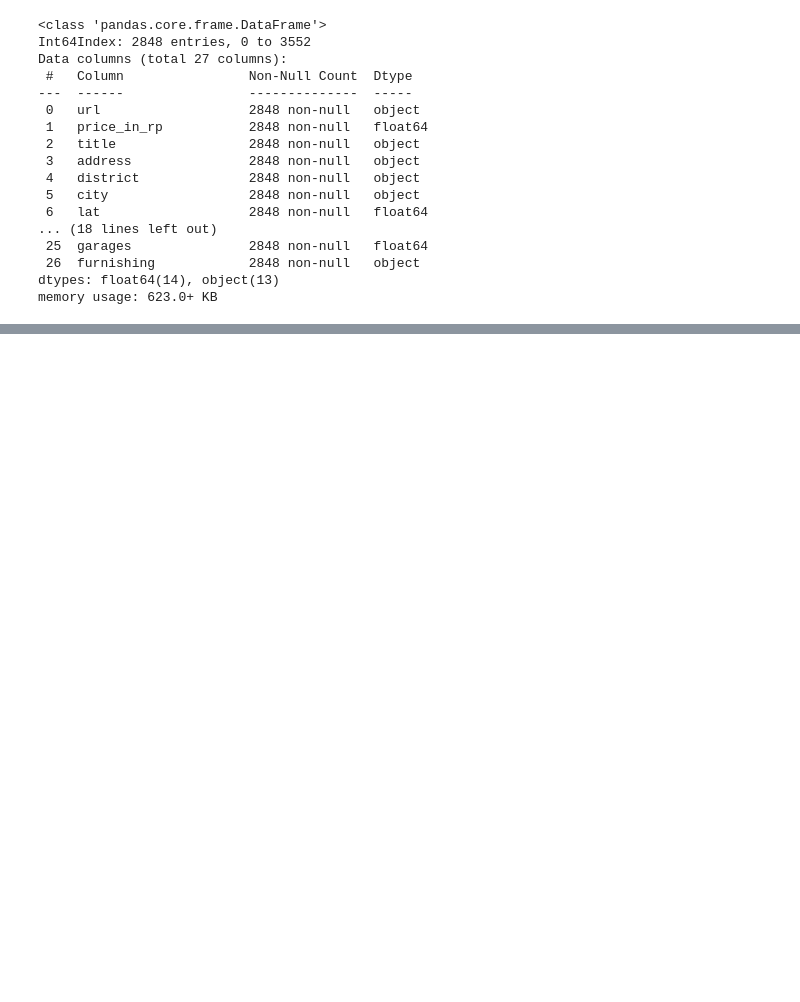
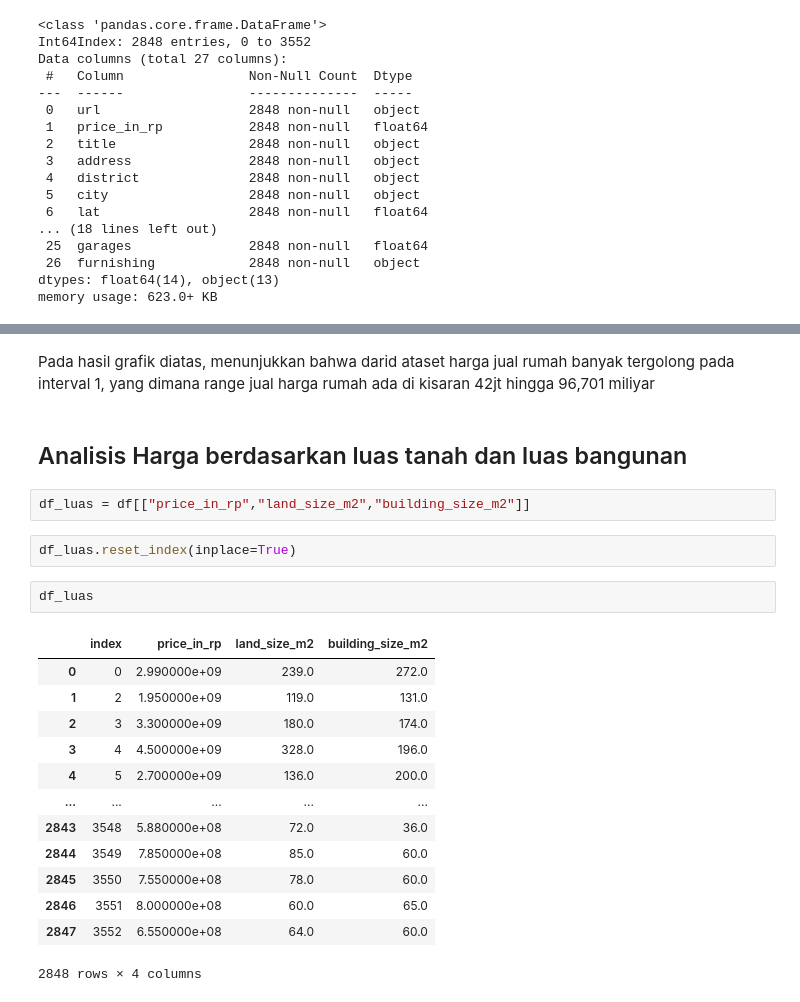
Before and after one commit to Mazcho/Analsis_Dataset, a Jupyter notebook: Analsis harga Rumah/Analisis Harga Rumah.ipynb, the cells around one changed output, grey strips where cells are left out. Saved outputs shown, nothing was run; the diff lists cells and outputs as text; blank space fills up the shorter version.

```diff
--- a/Analsis harga Rumah/Analisis Harga Rumah.ipynb
+++ b/Analsis harga Rumah/Analisis Harga Rumah.ipynb
@@ -187,0 +241,24 @@ BIsa kita lihat nilai outlier atau pencilan yang sangat signifikan terdapat pada
+# %% [markdown]
+Pada hasil grafik diatas, menunjukkan bahwa darid ataset harga jual rumah banyak tergolong pada interval 1, yang dimana range jual harga rumah ada di kisaran 42jt hingga 96,701 miliyar
+# %% [markdown]
+## Analisis Harga berdasarkan luas tanah dan luas bangunan
+# %%
+df_luas = df[["price_in_rp","land_size_m2","building_size_m2"]]
+# %%
+df_luas.reset_index(inplace=True)
+# %%
+df_luas
+# %% [output]
+|  | index | price_in_rp | land_size_m2 | building_size_m2 |
+| 0 | 0 | 2.990000e+09 | 239.0 | 272.0 |
+| 1 | 2 | 1.950000e+09 | 119.0 | 131.0 |
+| 2 | 3 | 3.300000e+09 | 180.0 | 174.0 |
+| 3 | 4 | 4.500000e+09 | 328.0 | 196.0 |
+| 4 | 5 | 2.700000e+09 | 136.0 | 200.0 |
+| ... | ... | ... | ... | ... |
+| 2843 | 3548 | 5.880000e+08 | 72.0 | 36.0 |
+| 2844 | 3549 | 7.850000e+08 | 85.0 | 60.0 |
+| 2845 | 3550 | 7.550000e+08 | 78.0 | 60.0 |
+| 2846 | 3551 | 8.000000e+08 | 60.0 | 65.0 |
+| 2847 | 3552 | 6.550000e+08 | 64.0 | 60.0 |
+2848 rows × 4 columns
```
Also changed, not shown: parts of 10 cells of this notebook.
